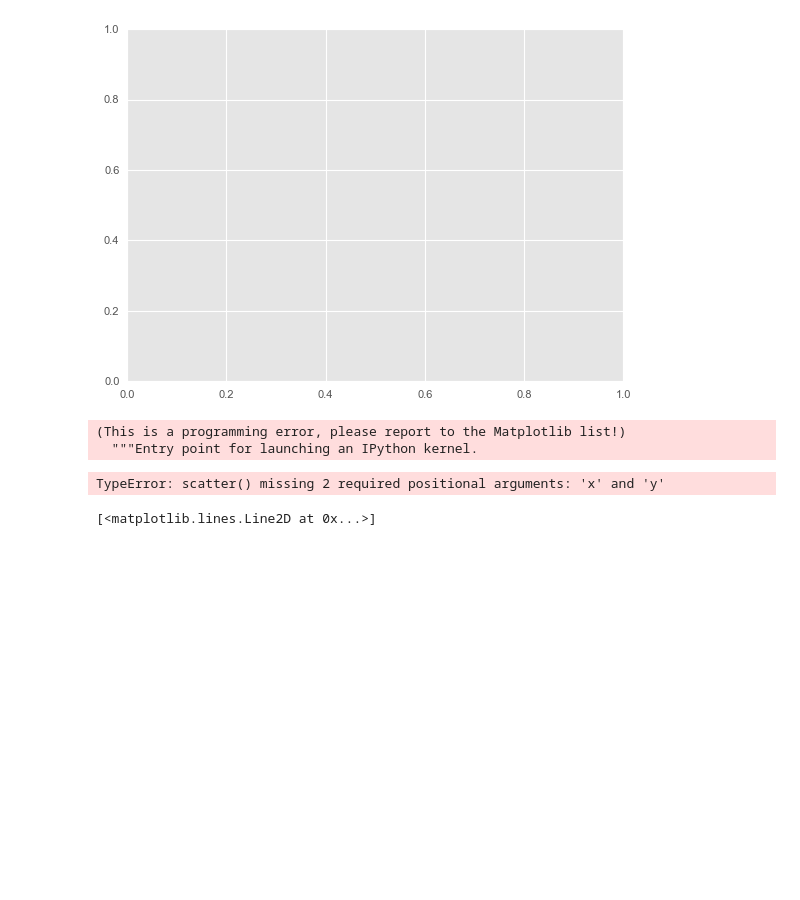
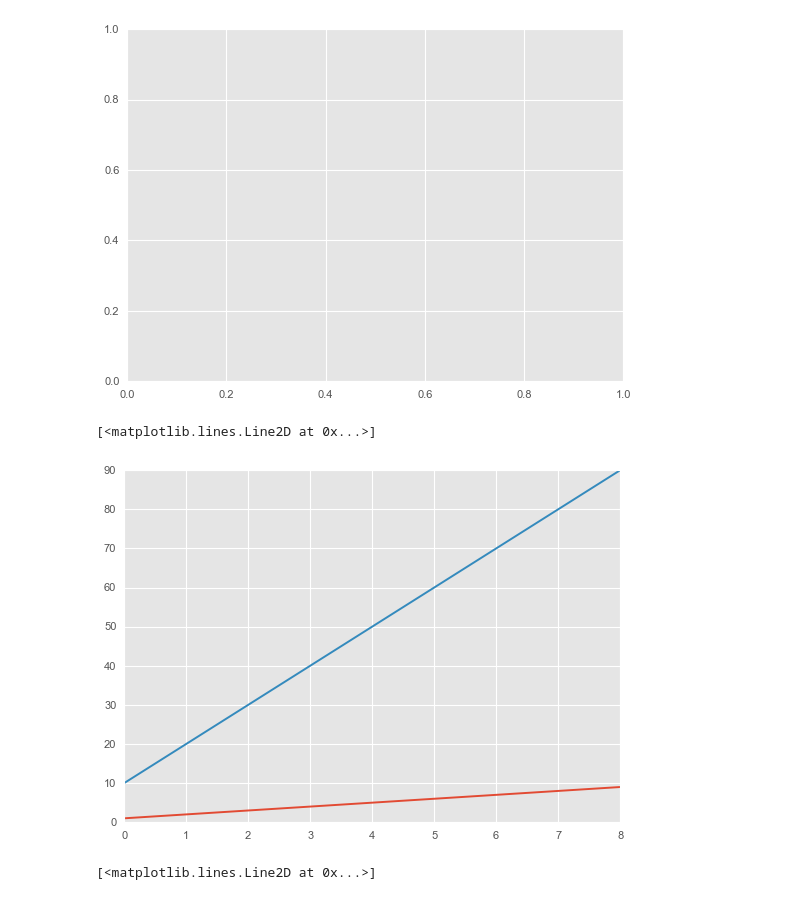
Before and after one commit to Franklin-oliveira/Macaco, a Jupyter notebook: demo.ipynb, the cells around one changed output. Cells and saved outputs as stored; diff of their text form; code cells hidden in the pictures; blank space fills up the shorter version.

```diff
--- a/demo.ipynb
+++ b/demo.ipynb
@@ -347,9 +384,3 @@ df.getColumn('b')
 fig, ax = plt.subplots()
 # %% [output]
 [figure]
-# %%
-ax.a
-# %% [output]
-(This is a programming error, please report to the Matplotlib list!)
-  """Entry point for launching an IPython kernel.
-TypeError: scatter() missing 2 required positional arguments: 'x' and 'y'
@@ -356,3 +389,13 @@ TypeError: scatter() missing 2 required positional arguments: 'x' and 'y'
+# %%
+fig, ax = plt.subplots()
+a = np.arange(1,10,step=1)
+b = np.arange(10,100, step=10)
+
+ax.plot(a)
+ax.plot(b)
+# %% [output]
+[<matplotlib.lines.Line2D at 0x...>]
+[figure, added]
 # %%
 # %% [output]
 [<matplotlib.lines.Line2D at 0x...>]
```
Also changed, not shown: parts of 6 cells of this notebook.
